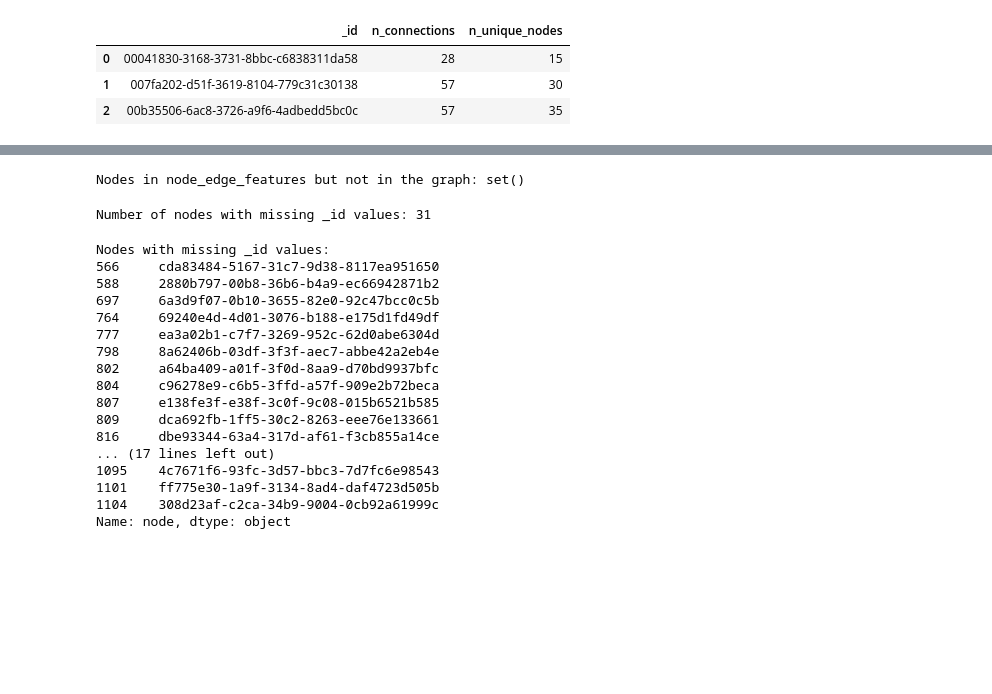
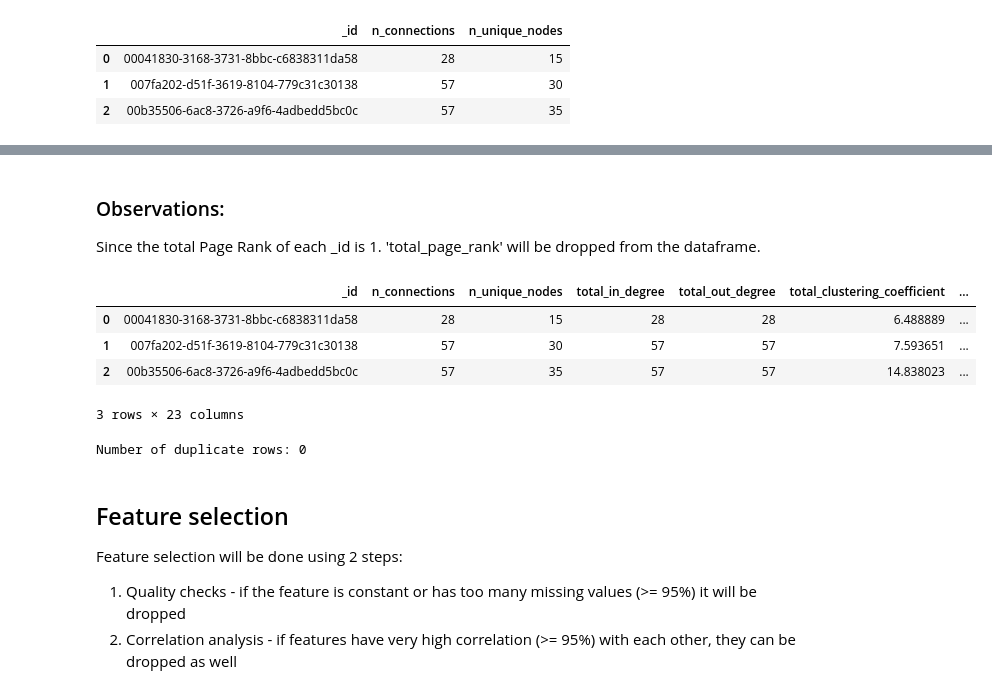
Before and after one commit to anhha9/api-behavior-anomaly, a Jupyter notebook: notebook/feature_engineered.ipynb, the cells around one changed output, grey strips where cells are left out. Cells and saved outputs as stored; diff of their text form; code cells hidden in the pictures; blank space fills up the shorter version.

```diff
--- a/notebook/feature_engineered.ipynb
+++ b/notebook/feature_engineered.ipynb
@@ -264,32 +272,25 @@ _ids in graph_features but not in node_edge_features:
-# %%
-missing_nodes = set(node_edge_features['node']) - set(G.nodes)
-print("Nodes in node_edge_features but not in the graph:", missing_nodes)
-# %% [output]
-Nodes in node_edge_features but not in the graph: set()
-# %%
-missing_ids_count = node_edge_features['_id'].isnull().sum()
-print("Number of nodes with missing _id values:", missing_ids_count)
-# %% [output]
-Number of nodes with missing _id values: 31
-# %%
-missing_id_nodes = node_edge_features[node_edge_features['_id'].isnull()]['node']
-print("Nodes with missing _id values:")
-print(missing_id_nodes)
-# %% [output]
-Nodes with missing _id values:
-566     cda83484-5167-31c7-9d38-8117ea951650
-588     2880b797-00b8-36b6-b4a9-ec66942871b2
-697     6a3d9f07-0b10-3655-82e0-92c47bcc0c5b
-764     69240e4d-4d01-3076-b188-e175d1fd49df
-777     ea3a02b1-c7f7-3269-952c-62d0abe6304d
-798     8a62406b-03df-3f3f-aec7-abbe42a2eb4e
-802     a64ba409-a01f-3f0d-8aa9-d70bd9937bfc
-804     c96278e9-c6b5-3ffd-a57f-909e2b72beca
-807     e138fe3f-e38f-3c0f-9c08-015b6521b585
-809     dca692fb-1ff5-30c2-8263-eee76e133661
-816     dbe93344-63a4-317d-af61-f3cb855a14ce
-... (17 lines left out)
-1095    4c7671f6-93fc-3d57-bbc3-7d7fc6e98543
-1101    ff775e30-1a9f-3134-8ad4-daf4723d505b
-1104    308d23af-c2ca-34b9-9004-0cb92a61999c
-Name: node, dtype: object
+# %% [markdown]
+### Observations:
+Since the total Page Rank of each _id is 1. 'total_page_rank' will be dropped from the dataframe.
+# %%
+graph_features_merged = graph_features_merged.drop('total_page_rank', axis=1)
+
+graph_features_merged.head(3)
+# %% [output]
+|  | _id | n_connections | n_unique_nodes | total_in_degree | total_out_degree | total_clustering_coefficient | ... |
+| 0 | 00041830-3168-3731-8bbc-c6838311da58 | 28 | 15 | 28 | 28 | 6.488889 | ... |
+| 1 | 007fa202-d51f-3619-8104-779c31c30138 | 57 | 30 | 57 | 57 | 7.593651 | ... |
+| 2 | 00b35506-6ac8-3726-a9f6-4adbedd5bc0c | 57 | 35 | 57 | 57 | 14.838023 | ... |
+3 rows × 23 columns
+# %%
+# Check for duplicate rows
+duplicates = graph_features_merged[graph_features_merged.duplicated()]
+duplicate_count = duplicates.shape[0]
+print(f"Number of duplicate rows: {duplicate_count}")
+# %% [output]
+Number of duplicate rows: 0
+# %% [markdown]
+## Feature selection
+Feature selection will be done using 2 steps:
+1. Quality checks - if the feature is constant or has too many missing values (>= 95%) it will be dropped
+2. Correlation analysis - if features have very high correlation (>= 95%) with each other, they can be dropped as well
```
Also changed, not shown: parts of 28 cells of this notebook.
